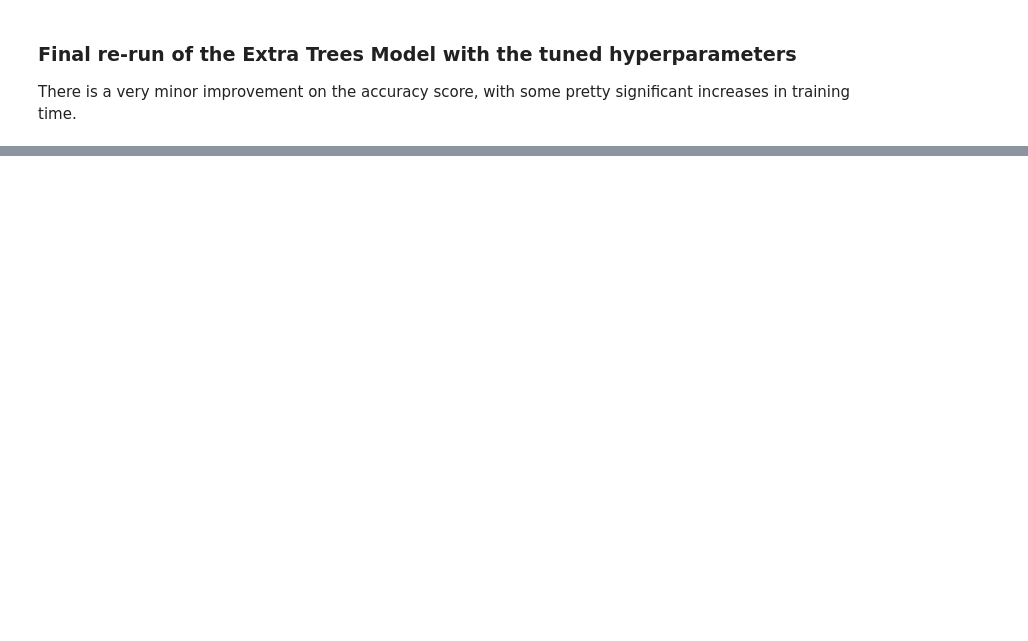
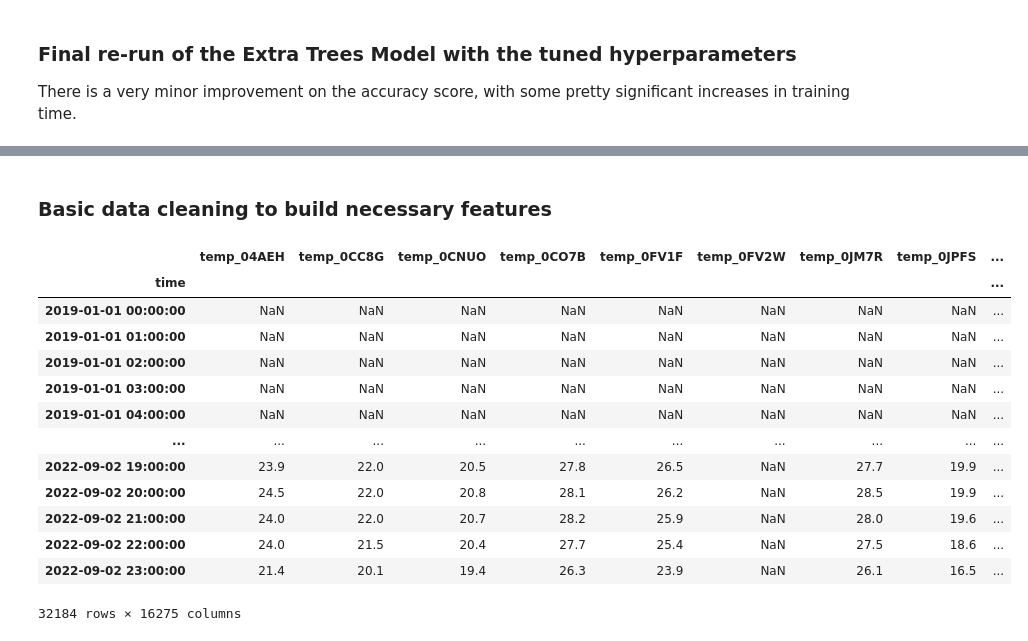
Before and after one commit to Pkeet99/Weatherman, a Jupyter notebook: supervised_models/basic_supervised_model.ipynb, the cells around one changed output, grey strips where cells are left out. Drawn from its saved outputs; the diff is of its cells as text; code cells hidden in the pictures; blank space fills up the shorter version.

Commit message:
updated basic model notebook for small and full datasets

```diff
--- a/supervised_models/basic_supervised_model.ipynb
+++ b/supervised_models/basic_supervised_model.ipynb
@@ -277,0 +174,6 @@ Score on hold out set: 0.982
+# %%
+ROOT_DIR = os.path.realpath(os.path.join(os.getcwd(), '..'))
+cln_pkl_loc = os.path.join(ROOT_DIR, 'data_cleaning','cleanweather.pkl')
+# %%
+df = pd.read_pickle(cln_pkl_loc)
+df.info()
@@ -277,0 +197,21 @@ Score on hold out set: 0.982
+# %% [markdown]
+### Basic data cleaning to build necessary features
+# %%
+pivoted_df = df.pivot(index='time', columns='station', values=['temp', 'dwpt','rhum','prcp','wdir','wspd','pres'])
+pivoted_df.columns = ['_'.join(col) for col in pivoted_df.columns.values]
+pivoted_df
+# %% [output]
+|  | temp_04AEH | temp_0CC8G | temp_0CNUO | temp_0CO7B | temp_0FV1F | temp_0FV2W | temp_0JM7R | temp_0JPFS | ... |
+| time |  |  |  |  |  |  |  |  | ... |
+| 2019-01-01 00:00:00 | NaN | NaN | NaN | NaN | NaN | NaN | NaN | NaN | ... |
+| 2019-01-01 01:00:00 | NaN | NaN | NaN | NaN | NaN | NaN | NaN | NaN | ... |
+| 2019-01-01 02:00:00 | NaN | NaN | NaN | NaN | NaN | NaN | NaN | NaN | ... |
+| 2019-01-01 03:00:00 | NaN | NaN | NaN | NaN | NaN | NaN | NaN | NaN | ... |
+| 2019-01-01 04:00:00 | NaN | NaN | NaN | NaN | NaN | NaN | NaN | NaN | ... |
+| ... | ... | ... | ... | ... | ... | ... | ... | ... | ... |
+| 2022-09-02 19:00:00 | 23.9 | 22.0 | 20.5 | 27.8 | 26.5 | NaN | 27.7 | 19.9 | ... |
+| 2022-09-02 20:00:00 | 24.5 | 22.0 | 20.8 | 28.1 | 26.2 | NaN | 28.5 | 19.9 | ... |
+| 2022-09-02 21:00:00 | 24.0 | 22.0 | 20.7 | 28.2 | 25.9 | NaN | 28.0 | 19.6 | ... |
+| 2022-09-02 22:00:00 | 24.0 | 21.5 | 20.4 | 27.7 | 25.4 | NaN | 27.5 | 18.6 | ... |
+| 2022-09-02 23:00:00 | 21.4 | 20.1 | 19.4 | 26.3 | 23.9 | NaN | 26.1 | 16.5 | ... |
+32184 rows × 16275 columns
```
Also changed, not shown: parts of 30 cells of this notebook, 2 other files.
